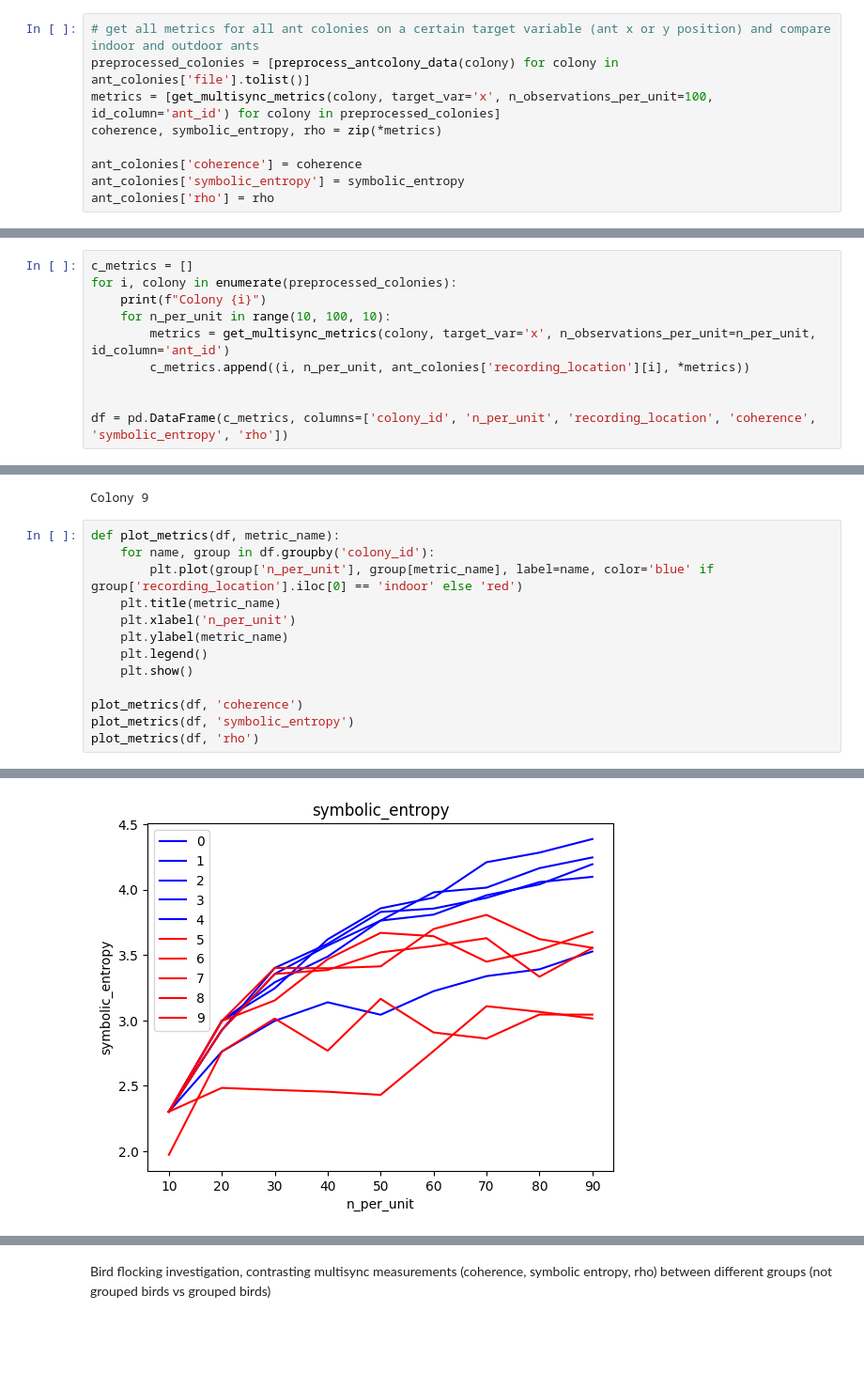
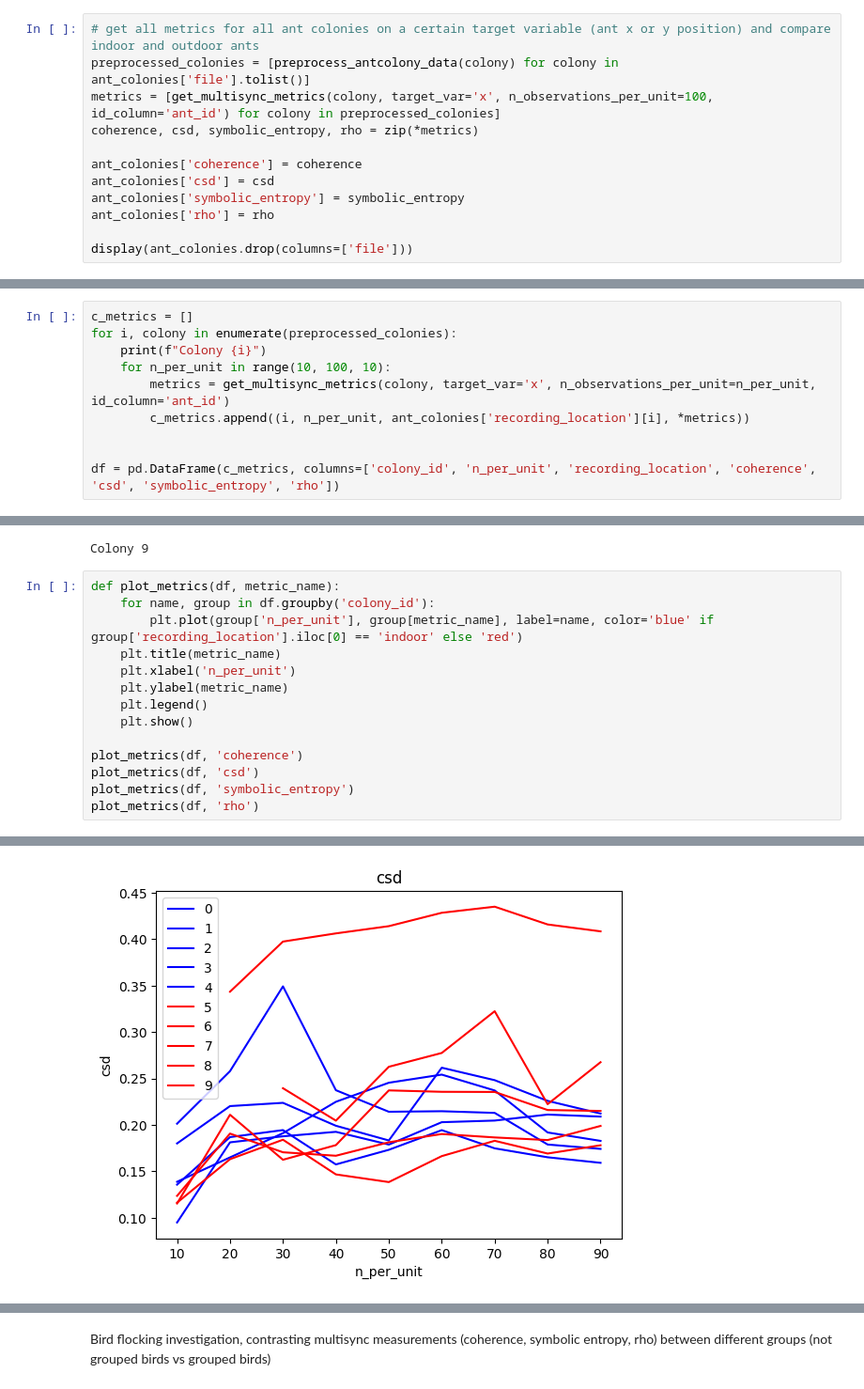
Before and after one commit to Lumalizer/AntColony_Complex_Systems_2024, a Jupyter notebook: main.ipynb, the cells around one changed output, grey strips where cells are left out. Shown: that part at 94% size. Drawn from its saved outputs; the diff is of its cells as text; blank space fills up the shorter version.

```diff
--- a/main.ipynb
+++ b/main.ipynb
@@ -64,8 +63,11 @@ Ant group investigation, contrasting multisync measurements (coherence, symbolic
 # get all metrics for all ant colonies on a certain target variable (ant x or y position) and compare indoor and outdoor ants
 preprocessed_colonies = [preprocess_antcolony_data(colony) for colony in ant_colonies['file'].tolist()]
 metrics = [get_multisync_metrics(colony, target_var='x', n_observations_per_unit=100, id_column='ant_id') for colony in preprocessed_colonies]
-coherence, symbolic_entropy, rho = zip(*metrics)
+coherence, csd, symbolic_entropy, rho = zip(*metrics)
 
 ant_colonies['coherence'] = coherence
+ant_colonies['csd'] = csd
 ant_colonies['symbolic_entropy'] = symbolic_entropy
 ant_colonies['rho'] = rho
+
+display(ant_colonies.drop(columns=['file']))
@@ -91,7 +106,7 @@ for i, colony in enumerate(preprocessed_colonies):
         c_metrics.append((i, n_per_unit, ant_colonies['recording_location'][i], *metrics))
 
 
-df = pd.DataFrame(c_metrics, columns=['colony_id', 'n_per_unit', 'recording_location', 'coherence', 'symbolic_entropy', 'rho'])
+df = pd.DataFrame(c_metrics, columns=['colony_id', 'n_per_unit', 'recording_location', 'coherence', 'csd', 'symbolic_entropy', 'rho'])
 # %% [output]
 Colony 0
 Colony 1
@@ -106,16 +121,17 @@ Colony 9
 # %%
 def plot_metrics(df, metric_name):
     for name, group in df.groupby('colony_id'):
         plt.plot(group['n_per_unit'], group[metric_name], label=name, color='blue' if group['recording_location'].iloc[0] == 'indoor' else 'red')
     plt.title(metric_name)
     plt.xlabel('n_per_unit')
     plt.ylabel(metric_name)
     plt.legend()
     plt.show()
 
 plot_metrics(df, 'coherence')
+plot_metrics(df, 'csd')
 plot_metrics(df, 'symbolic_entropy')
 plot_metrics(df, 'rho')
 # %% [output]
 [figure]
-[figure, old version]
+[figure, new version]
```
Also changed, not shown: parts of 5 cells of this notebook, 1 other file.
